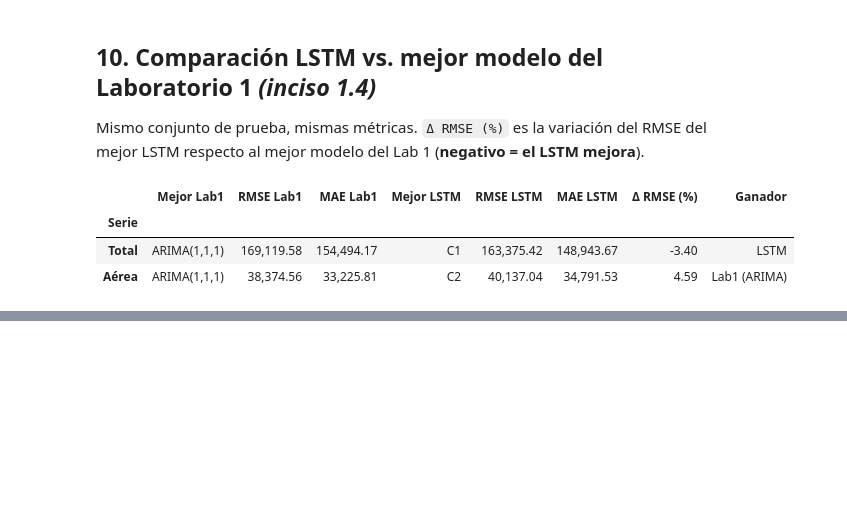
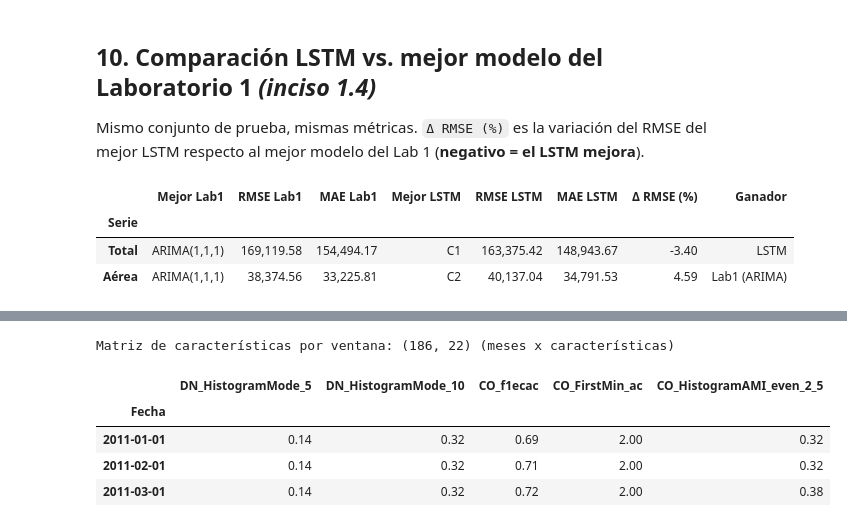
Before and after one commit to nicoCT04/Lab2DataScience, a Jupyter notebook: notebooks/Lab2_LSTM.ipynb, the cells around one changed output, grey strips where cells are left out. Saved outputs shown, nothing was run; the diff lists cells and outputs as text; code cells hidden in the pictures; blank space fills up the shorter version.

```diff
--- a/notebooks/Lab2_LSTM.ipynb
+++ b/notebooks/Lab2_LSTM.ipynb
@@ -417,0 +482,16 @@ del LSTM.
+# %%
+# Serie Aérea en escala log y matriz de características catch22 por ventana deslizante (W = 24 meses)
+W_DEMO = 24
+aerea_log = np.log(serie_aerea.values)
+fechas_c22 = serie_aerea.index[W_DEMO:]
+mat_c22 = np.array([catch22_ventana(aerea_log[t - W_DEMO:t]) for t in range(W_DEMO, len(aerea_log))])
+feats_aerea = pd.DataFrame(mat_c22, index=fechas_c22, columns=NOMBRES_C22)
+print(f"Matriz de características por ventana: {feats_aerea.shape} (meses x características)")
+feats_aerea.iloc[:3, :5]
+# %% [output]
+Matriz de características por ventana: (186, 22) (meses x características)
+|  | DN_HistogramMode_5 | DN_HistogramMode_10 | CO_f1ecac | CO_FirstMin_ac | CO_HistogramAMI_even_2_5 |
+| Fecha |  |  |  |  |  |
+| 2011-01-01 | 0.14 | 0.32 | 0.69 | 2.00 | 0.32 |
+| 2011-02-01 | 0.14 | 0.32 | 0.71 | 2.00 | 0.32 |
+| 2011-03-01 | 0.14 | 0.32 | 0.72 | 2.00 | 0.38 |
```
Also changed, not shown: parts of 5 cells of this notebook, 2 other files.
